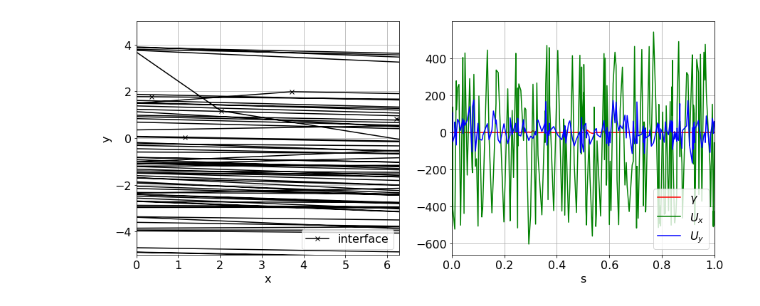
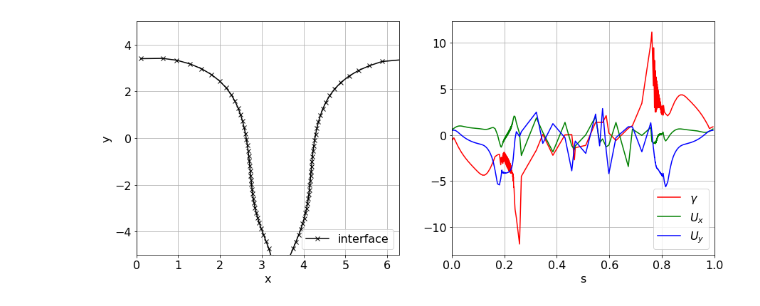
Before and after one commit to viper2642/vortex-sheet-evolver, a Jupyter notebook: AnimateVortexSheet.ipynb, the cells around one changed output. Cells and saved outputs as stored; diff of their text form; code cells hidden in the pictures.

Commit message:
typo in initialisation of simulation class, better parameters

```diff
--- a/AnimateVortexSheet.ipynb
+++ b/AnimateVortexSheet.ipynb
@@ -6,22 +6,22 @@ import matplotlib.animation as anim
 import matplotlib.pyplot as plt
 from vortex import *
 # %%
-ntimes=500
+ntimes=400
 dt=0.02
-sim=Simulation(npoints=200,init_height=0.2,atwood=0.7,alpha=-0.2,delta_square=0.05)
+sim=Simulation(npoints=201,init_height=0.2,atwood=0.9,alpha=-0.2,delta_square=0.15)
 
 # cosmetics
 plt.rcParams.update({'font.size': 16})
 fig,alist = plt.subplots(1,2,figsize=(12,5))
 fig.subplots_adjust(left=0.05, bottom=0.08, right=0.99, top=0.99, wspace=None, hspace=None)
 
-# plasma box
+# interface shape
 alist[0].set_xlim(0., 2*np.pi)
 alist[0].set_ylim(-5.,5.)
 alist[0].set_xlabel('x')
 alist[0].set_ylabel('y')
 
-#particle phase-space
+# fields along interface
 alist[1].set_xlim(0.,1.)
 alist[1].set_xlabel('s')
 
@@ -38,32 +38,32 @@ for a in alist:
     a.set_autoscale_on
     a.legend(loc='lower right')
 
 def init():
     for e in plist:
         e.set_data([],[])
     return plist
 
 def animate(i):
     global sim, fig, alist, dt
 
-    gmax=int(max(np.floor(np.max(sim.vs.gamma)),1))
+    gmax=max(int(max(np.floor(np.max(sim.vs.gamma)),1)),10)
     for k in range(gmax):
         sim.evolve(dt/gmax)
     inter.set_data(sim.vs.x,sim.vs.y)
     gamma.set_data(sim.vs.arc/sim.vs.length,sim.vs.gamma)
     u.set_data(sim.vs.arc/sim.vs.length,sim.vs.u)
     v.set_data(sim.vs.arc/sim.vs.length,sim.vs.v)
 
     # axis cosmetics
     for a in alist:
         a.relim()
         a.autoscale_view()
 
     return plist
 
 ani = anim.FuncAnimation(fig,animate,frames=ntimes,interval=10,blit=True,init_func=init)
 
 ani.save('tayleigh-raylor.mp4',fps=24,extra_args=['-vcodec','libx264'])
 plt.show()
 # %% [output]
-[figure, old version]
+[figure, new version]
```
Also changed, not shown: 1 other file.
